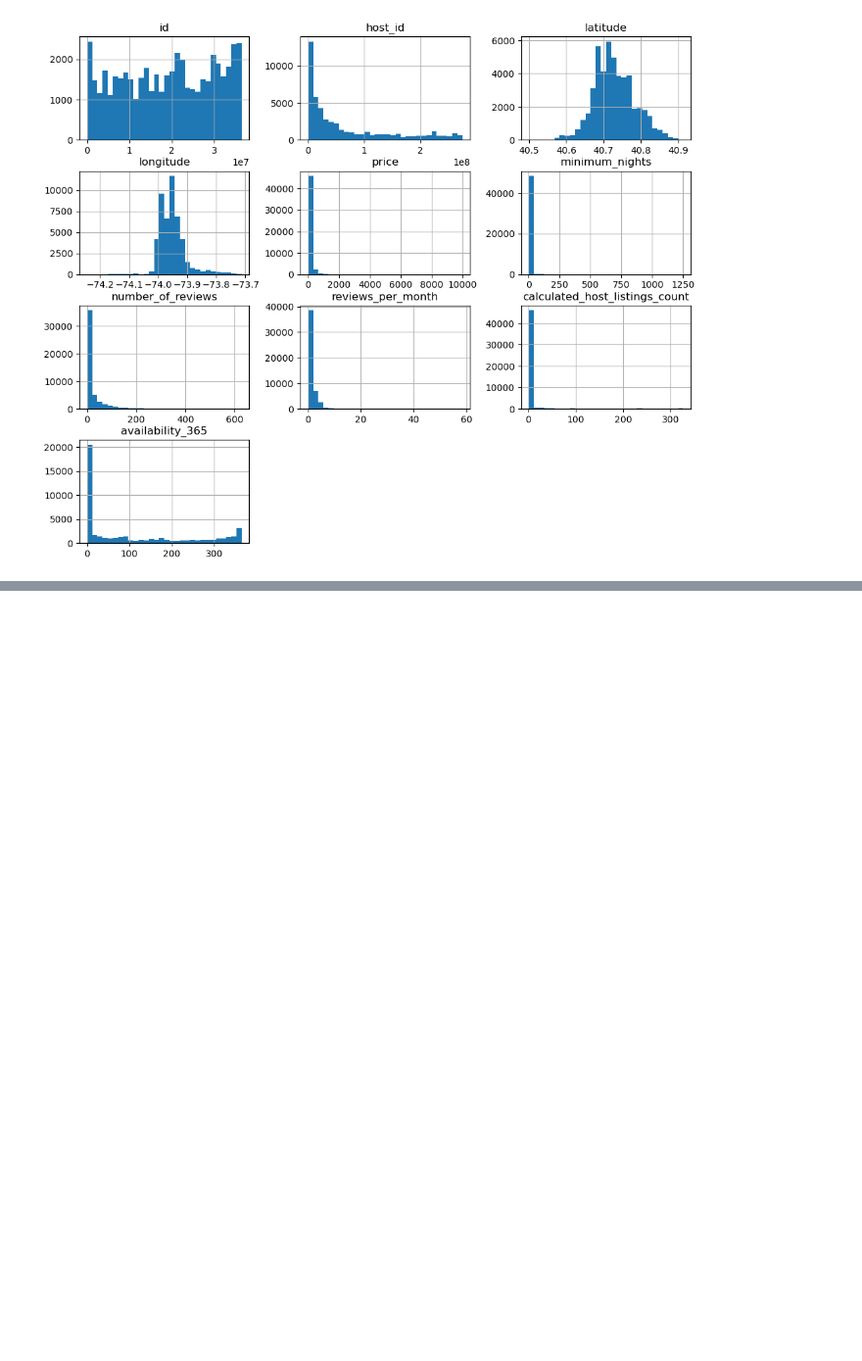
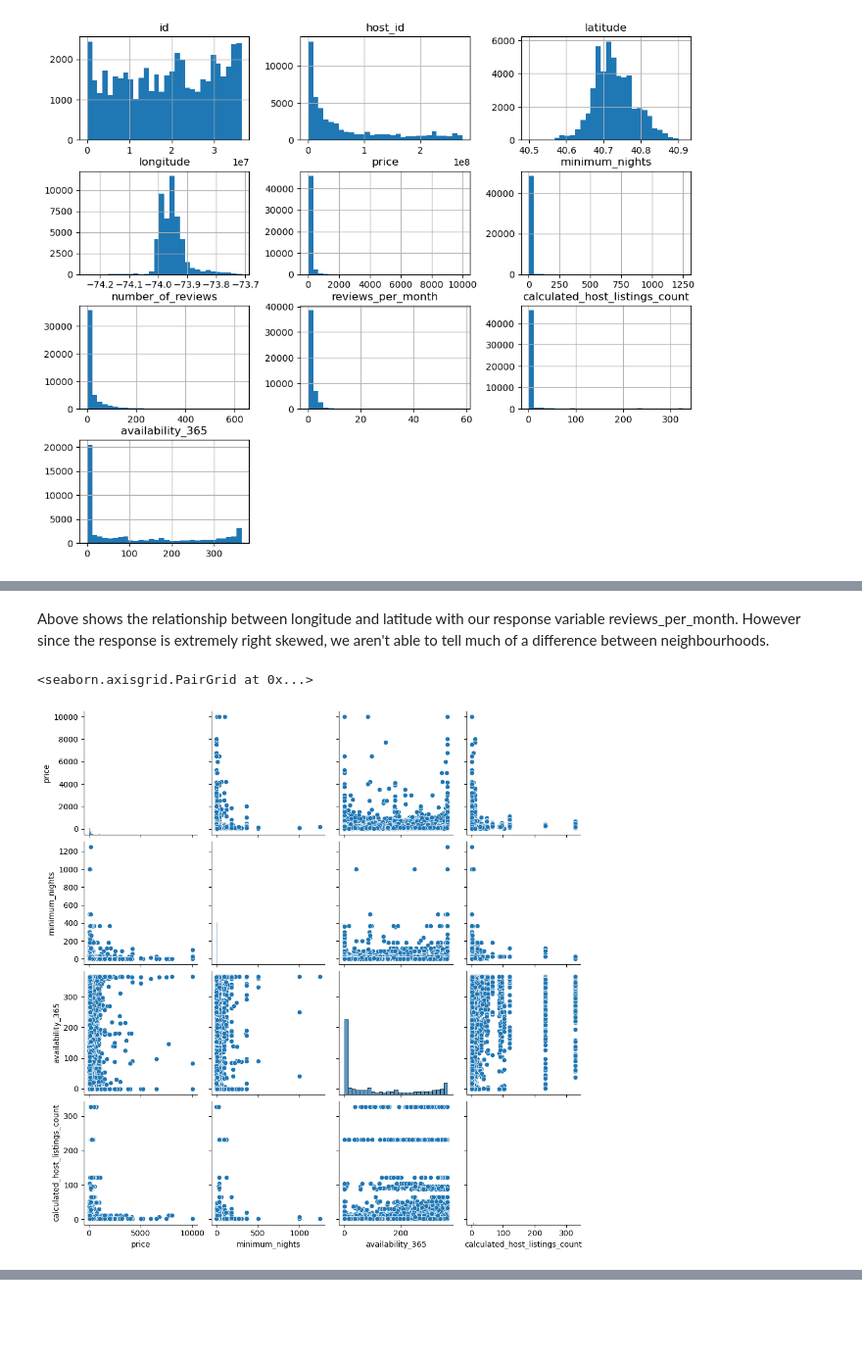
Before and after one commit to RayNguyent/hw5-cpsc330, a Jupyter notebook: hw5.ipynb, the cells around one changed output, grey strips where cells are left out. Shown at 98% size. Drawn from its saved outputs; the diff is of its cells as text; code cells hidden in the pictures; blank space fills up the shorter version.

```diff
--- a/hw5.ipynb
+++ b/hw5.ipynb
@@ -255,0 +280,12 @@ Ellipsis
+# %% [markdown]
+Above shows the relationship between longitude and latitude with our response variable reviews_per_month. However since the response is extremely right skewed, we aren't able to tell much of a difference between neighbourhoods.
+# %%
+import seaborn as sns
+import warnings
+warnings.filterwarnings('ignore')
+numerical_feats = ["price","minimum_nights","availability_365","calculated_host_listings_count",]
+
+sns.pairplot(X_train[numerical_feats])
+# %% [output]
+<seaborn.axisgrid.PairGrid at 0x...>
+[figure, added]
```
Also changed, not shown: parts of 18 cells of this notebook, 3 other files.
